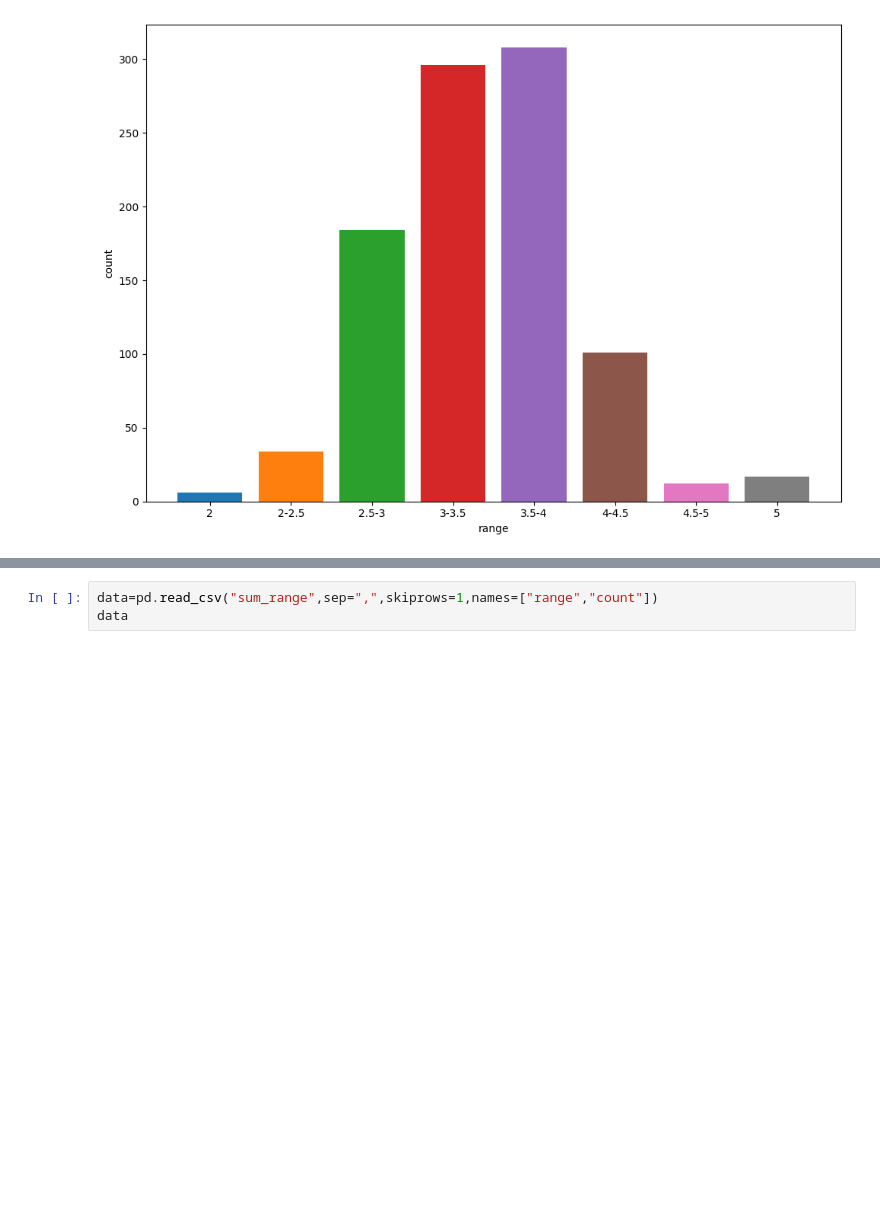
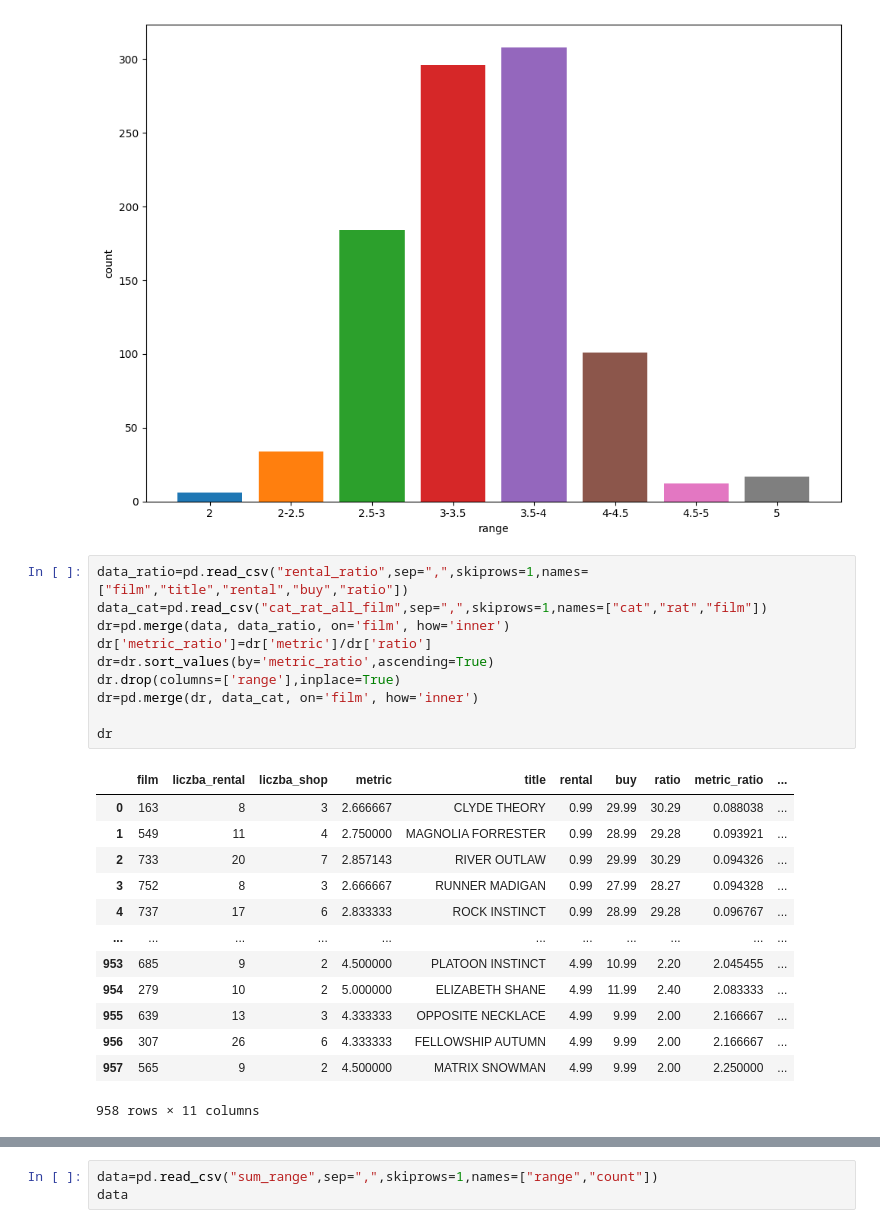
Before and after one commit to Popsonikk/filmoteka, a Jupyter notebook: Filmoteka.ipynb, the cells around one changed output, grey strips where cells are left out. Saved outputs shown, nothing was run; the diff lists cells and outputs as text; blank space fills up the shorter version.

```diff
--- a/Filmoteka.ipynb
+++ b/Filmoteka.ipynb
@@ -71,3 +71,27 @@ ax.set_ylabel("count")
 plt.tight_layout()
 # %% [output]
 [figure]
+# %%
+data_ratio=pd.read_csv("rental_ratio",sep=",",skiprows=1,names=["film","title","rental","buy","ratio"])
+data_cat=pd.read_csv("cat_rat_all_film",sep=",",skiprows=1,names=["cat","rat","film"])
+dr=pd.merge(data, data_ratio, on='film', how='inner')
+dr['metric_ratio']=dr['metric']/dr['ratio']
+dr=dr.sort_values(by='metric_ratio',ascending=True)
+dr.drop(columns=['range'],inplace=True)
+dr=pd.merge(dr, data_cat, on='film', how='inner')
+
+dr
+# %% [output]
+|  | film | liczba_rental | liczba_shop | metric | title | rental | buy | ratio | metric_ratio | ... |
+| 0 | 163 | 8 | 3 | 2.666667 | CLYDE THEORY | 0.99 | 29.99 | 30.29 | 0.088038 | ... |
+| 1 | 549 | 11 | 4 | 2.750000 | MAGNOLIA FORRESTER | 0.99 | 28.99 | 29.28 | 0.093921 | ... |
+| 2 | 733 | 20 | 7 | 2.857143 | RIVER OUTLAW | 0.99 | 29.99 | 30.29 | 0.094326 | ... |
+| 3 | 752 | 8 | 3 | 2.666667 | RUNNER MADIGAN | 0.99 | 27.99 | 28.27 | 0.094328 | ... |
+| 4 | 737 | 17 | 6 | 2.833333 | ROCK INSTINCT | 0.99 | 28.99 | 29.28 | 0.096767 | ... |
+| ... | ... | ... | ... | ... | ... | ... | ... | ... | ... | ... |
+| 953 | 685 | 9 | 2 | 4.500000 | PLATOON INSTINCT | 4.99 | 10.99 | 2.20 | 2.045455 | ... |
+| 954 | 279 | 10 | 2 | 5.000000 | ELIZABETH SHANE | 4.99 | 11.99 | 2.40 | 2.083333 | ... |
+| 955 | 639 | 13 | 3 | 4.333333 | OPPOSITE NECKLACE | 4.99 | 9.99 | 2.00 | 2.166667 | ... |
+| 956 | 307 | 26 | 6 | 4.333333 | FELLOWSHIP AUTUMN | 4.99 | 9.99 | 2.00 | 2.166667 | ... |
+| 957 | 565 | 9 | 2 | 4.500000 | MATRIX SNOWMAN | 4.99 | 9.99 | 2.00 | 2.250000 | ... |
+958 rows × 11 columns
```
Also changed, not shown: parts of 1 cell of this notebook.
